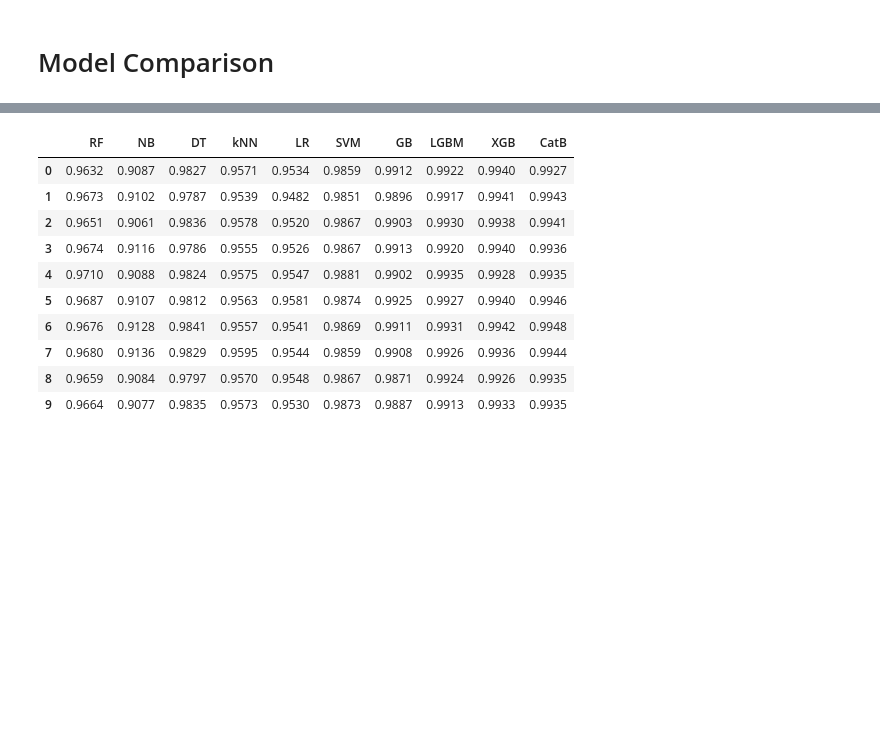
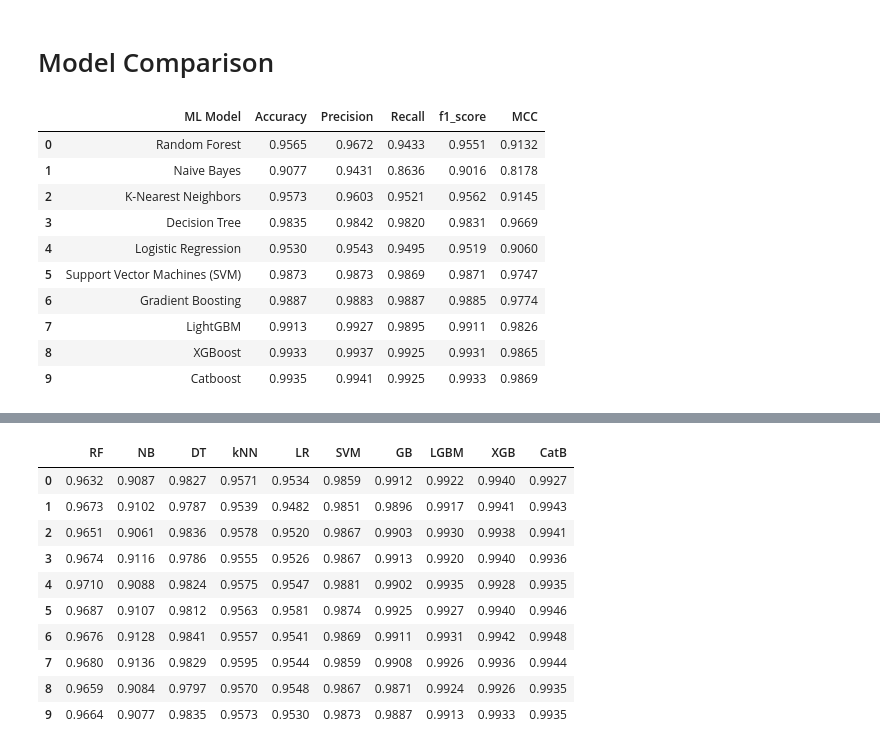
Before and after one commit to arikustiawan/PhishOFE, a Jupyter notebook: PhishOFE_Model_Building_and_Training.ipynb, the cells around one changed output, grey strips where cells are left out. Saved outputs shown, nothing was run; the diff lists cells and outputs as text; code cells hidden in the pictures; blank space fills up the shorter version.

```diff
--- a/PhishOFE_Model_Building_and_Training.ipynb
+++ b/PhishOFE_Model_Building_and_Training.ipynb
@@ -1479,3 +1555,24 @@ print(df_catB)
 9    0.9935     0.9941  0.9925    0.9933  0.9869
 # %% [markdown]
 # Model Comparison
+# %%
+result = pd.DataFrame({ 'ML Model' : ML_Model,
+                        'Accuracy' : accuracy,
+                        'Precision': precision,
+                        'Recall'   : recall,
+                        'f1_score' : f1_score,
+                        'MCC' : mcc,
+                      })
+result
+# %% [output]
+|  | ML Model | Accuracy | Precision | Recall | f1_score | MCC |
+| 0 | Random Forest | 0.9565 | 0.9672 | 0.9433 | 0.9551 | 0.9132 |
+| 1 | Naive Bayes | 0.9077 | 0.9431 | 0.8636 | 0.9016 | 0.8178 |
+| 2 | K-Nearest Neighbors | 0.9573 | 0.9603 | 0.9521 | 0.9562 | 0.9145 |
+| 3 | Decision Tree | 0.9835 | 0.9842 | 0.9820 | 0.9831 | 0.9669 |
+| 4 | Logistic Regression | 0.9530 | 0.9543 | 0.9495 | 0.9519 | 0.9060 |
+| 5 | Support Vector Machines (SVM) | 0.9873 | 0.9873 | 0.9869 | 0.9871 | 0.9747 |
+| 6 | Gradient Boosting | 0.9887 | 0.9883 | 0.9887 | 0.9885 | 0.9774 |
+| 7 | LightGBM | 0.9913 | 0.9927 | 0.9895 | 0.9911 | 0.9826 |
+| 8 | XGBoost | 0.9933 | 0.9937 | 0.9925 | 0.9931 | 0.9865 |
+| 9 | Catboost | 0.9935 | 0.9941 | 0.9925 | 0.9933 | 0.9869 |
```
Also changed, not shown: parts of 23 cells of this notebook.
